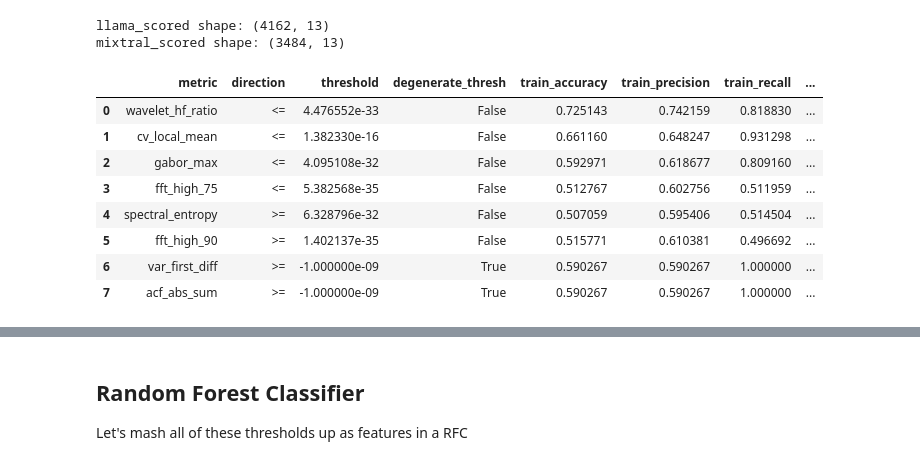
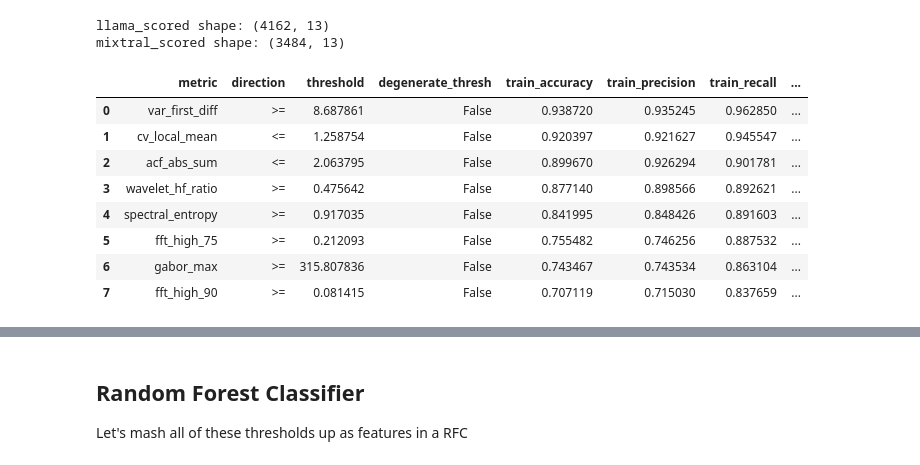
Before and after one commit to dpmcgonigle/fingerprinting-llms, a Jupyter notebook: Burstiness-AllReuters-v1.ipynb, the cells around one changed output, grey strips where cells are left out. Drawn from its saved outputs; the diff is of its cells as text; code cells hidden in the pictures.

```diff
--- a/Burstiness-AllReuters-v1.ipynb
+++ b/Burstiness-AllReuters-v1.ipynb
@@ -68,8 +70,8 @@ def load_logp_series_from_root(root_dir: str) -> list[np.ndarray]:
                     probs = np.asarray(npzfile['token_probs'], dtype=np.float64)
                 else:
                     raise RuntimeError(f"{p} missing 'token_probs'; cannot load without LogProbs class.")
-        logp = np.log(np.clip(probs, 1e-45, 1.0))
-        series.append(logp)
+        #logp = np.log(np.clip(probs, 1e-45, 1.0))
+        series.append(probs)
     return series
 
 human_series_all       = load_logp_series_from_root(HUMAN_LLAMA_ROOT)
@@ -394,10 +448,12 @@ rows_llama = []
 
 for m in metrics_to_use:
     # pick best threshold using macro-F1, with degenerate handling
-    picked = pick_best_threshold(
+    #picked = pick_best_threshold(
+    #metric="macro_f1",
+    picked = best_threshold_for_metric(
         train_llama[m].values,
         train_llama["label"].values,
-        metric="macro_f1",
+        metric="accuracy",
     )
 
     # evaluate that fixed threshold on TRAIN (to report train performance)
@@ -435,39 +491,39 @@ for m in metrics_to_use:
         # TRAIN metrics
         "train_accuracy": train_eval["accuracy"],
         "train_precision": train_eval["precision"],
         "train_recall": train_eval["recall"],
         "train_f1_overall": train_eval["f1"],
         "train_f1_human": f1_human_train,
         "train_f1_llm": f1_llm_train,
         "train_macro_f1": macro_f1_train,
         "train_auroc": train_eval["auroc"],
 
         # VAL metrics
         "val_accuracy": val_eval["accuracy"],
         "val_precision": val_eval["precision"],
         "val_recall": val_eval["recall"],
         "val_f1_overall": val_eval["f1"],
         "val_f1_human": f1_human_val,
         "val_f1_llm": f1_llm_val,
         "val_macro_f1": macro_f1_val,
         "val_auroc": val_eval["auroc"],
     })
 
 results_llama = (
     pd.DataFrame(rows_llama)
     .sort_values(["val_macro_f1", "val_accuracy"], ascending=False)
     .reset_index(drop=True)
 )
 
 results_llama
 # %% [output]
 |  | metric | direction | threshold | degenerate_thresh | train_accuracy | train_precision | train_recall | ... |
-| 0 | wavelet_hf_ratio | <= | 4.476552e-33 | False | 0.725143 | 0.742159 | 0.818830 | ... |
-| 1 | cv_local_mean | <= | 1.382330e-16 | False | 0.661160 | 0.648247 | 0.931298 | ... |
-| 2 | gabor_max | <= | 4.095108e-32 | False | 0.592971 | 0.618677 | 0.809160 | ... |
-| 3 | fft_high_75 | <= | 5.382568e-35 | False | 0.512767 | 0.602756 | 0.511959 | ... |
-| 4 | spectral_entropy | >= | 6.328796e-32 | False | 0.507059 | 0.595406 | 0.514504 | ... |
-| 5 | fft_high_90 | >= | 1.402137e-35 | False | 0.515771 | 0.610381 | 0.496692 | ... |
-| 6 | var_first_diff | >= | -1.000000e-09 | True | 0.590267 | 0.590267 | 1.000000 | ... |
-| 7 | acf_abs_sum | >= | -1.000000e-09 | True | 0.590267 | 0.590267 | 1.000000 | ... |
+| 0 | var_first_diff | >= | 8.687861 | False | 0.938720 | 0.935245 | 0.962850 | ... |
+| 1 | cv_local_mean | <= | 1.258754 | False | 0.920397 | 0.921627 | 0.945547 | ... |
+| 2 | acf_abs_sum | <= | 2.063795 | False | 0.899670 | 0.926294 | 0.901781 | ... |
+| 3 | wavelet_hf_ratio | >= | 0.475642 | False | 0.877140 | 0.898566 | 0.892621 | ... |
+| 4 | spectral_entropy | >= | 0.917035 | False | 0.841995 | 0.848426 | 0.891603 | ... |
+| 5 | fft_high_75 | >= | 0.212093 | False | 0.755482 | 0.746256 | 0.887532 | ... |
+| 6 | gabor_max | >= | 315.807836 | False | 0.743467 | 0.743534 | 0.863104 | ... |
+| 7 | fft_high_90 | >= | 0.081415 | False | 0.707119 | 0.715030 | 0.837659 | ... |
 # %% [markdown]
```
Also changed, not shown: parts of 20 cells of this notebook, 4 other files.
